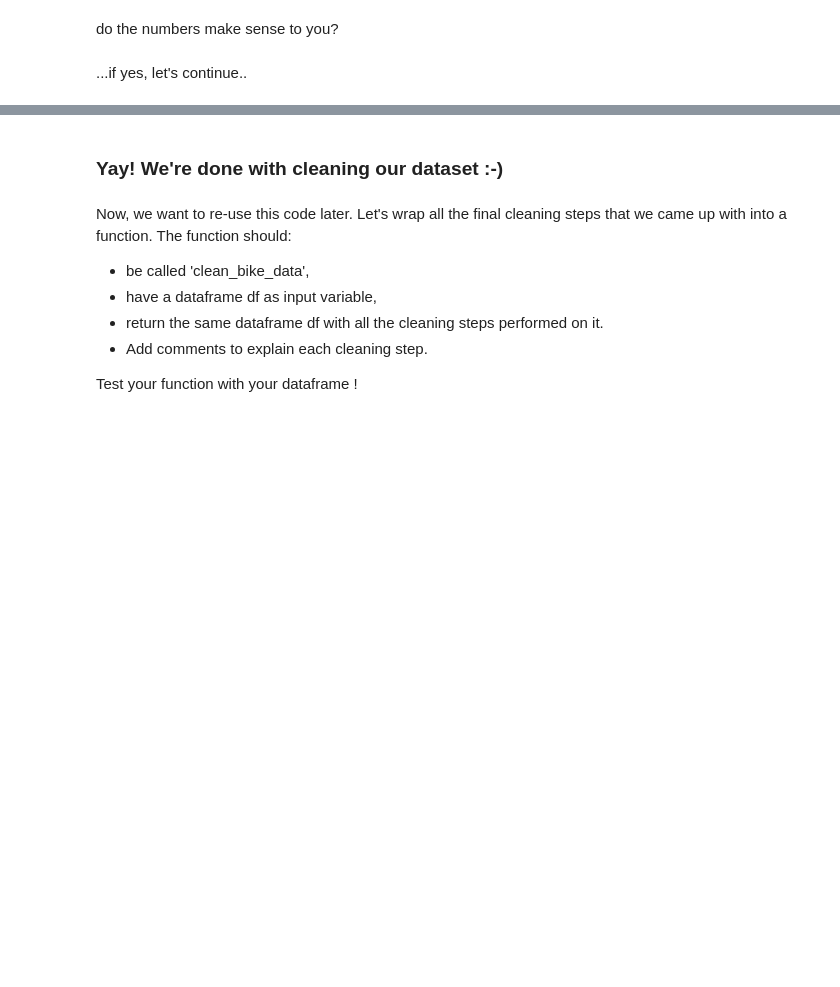
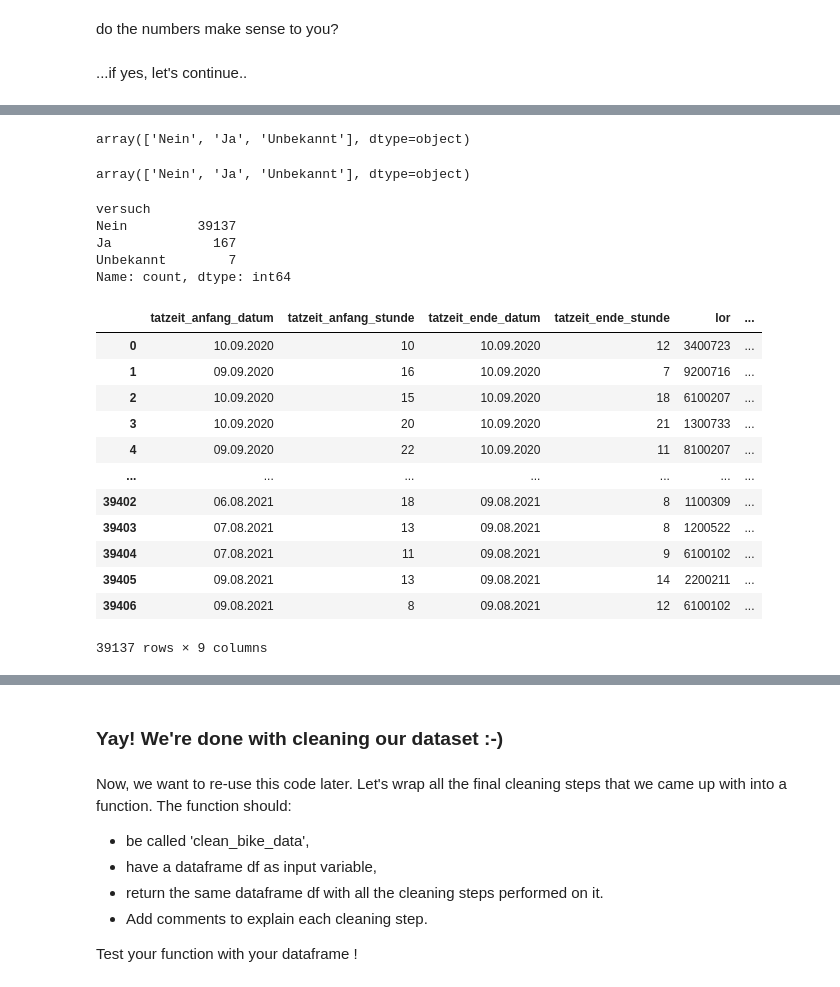
Before and after one commit to bbear2024/exercise, a Jupyter notebook: da-module-pandas/05_data_cleansing/02_prepare_stolen_bikes.ipynb, the cells around one changed output, grey strips where cells are left out. Cells and saved outputs as stored; diff of their text form; code cells hidden in the pictures; blank space fills up the shorter version.

```diff
--- a/da-module-pandas/05_data_cleansing/02_prepare_stolen_bikes.ipynb
+++ b/da-module-pandas/05_data_cleansing/02_prepare_stolen_bikes.ipynb
@@ -25,7 +25,5 @@ First things first: We make the data accessible just by loading the .csv-file in
     - onlineredaktion@polizei.berlin.de
 # %%
 # proper encoding is necessary here!
-thefts_df_raw = pd.read_csv('../../data/Fahrraddiebstahl.csv', encoding='latin-1')
- # make column names lowercase
-thefts_df_raw.columns = thefts_df_raw.columns.str.lower()
-thefts_df_raw.head(2)
+thefts_df_raw = pd.read_csv('./data/Fahrraddiebstahl.csv', encoding='latin-1')
+thefts_df_raw
@@ -79,15 +99,50 @@ do the numbers make sense to you?
+# %%
+thefts_df_dedup = thefts_df_dedup.drop(columns=['angelegt_am','erfassungsgrund'])
 # %%
 # how many unique values holds the column of the attempts?
 # look up 'unique()' and try to understand what it's doing
 
 thefts_df_dedup.versuch.unique()
+# %% [output]
+array(['Nein', 'Ja', 'Unbekannt'], dtype=object)
+# %%
+# how many unique values holds the column of the attempts?
+# look up 'unique()' and try to understand what it's doing
+
+thefts_df_dedup['versuch'].unique()
+# %% [output]
+array(['Nein', 'Ja', 'Unbekannt'], dtype=object)
 # %%
 # and what is the count of those categories?
 # look up 'value_counts()' and try to understand what it's doing
 
 thefts_df_dedup.versuch.value_counts()
+# %% [output]
+versuch
+Nein         39137
+Ja             167
+Unbekannt        7
+Name: count, dtype: int64
 # %%
 # we have just 167 attempts and 7 thefts of unknown state in our dataset, so we decide to drop those observations.
+conditions = thefts_df_dedup.versuch == 'Nein'
+thefts_df_dedup = thefts_df_dedup[conditions]
+# %%
+thefts_df_dedup
+# %% [output]
+|  | tatzeit_anfang_datum | tatzeit_anfang_stunde | tatzeit_ende_datum | tatzeit_ende_stunde | lor | ... |
+| 0 | 10.09.2020 | 10 | 10.09.2020 | 12 | 3400723 | ... |
+| 1 | 09.09.2020 | 16 | 10.09.2020 | 7 | 9200716 | ... |
+| 2 | 10.09.2020 | 15 | 10.09.2020 | 18 | 6100207 | ... |
+| 3 | 10.09.2020 | 20 | 10.09.2020 | 21 | 1300733 | ... |
+| 4 | 09.09.2020 | 22 | 10.09.2020 | 11 | 8100207 | ... |
+| ... | ... | ... | ... | ... | ... | ... |
+| 39402 | 06.08.2021 | 18 | 09.08.2021 | 8 | 1100309 | ... |
+| 39403 | 07.08.2021 | 13 | 09.08.2021 | 8 | 1200522 | ... |
+| 39404 | 07.08.2021 | 11 | 09.08.2021 | 9 | 6100102 | ... |
+| 39405 | 09.08.2021 | 13 | 09.08.2021 | 14 | 2200211 | ... |
+| 39406 | 09.08.2021 | 8 | 09.08.2021 | 12 | 6100102 | ... |
+39137 rows × 9 columns
 # %%
 # change date text string to datetime datatype
 # fill in the gap....
```
Also changed, not shown: parts of 17 cells of this notebook, 6 other files.
